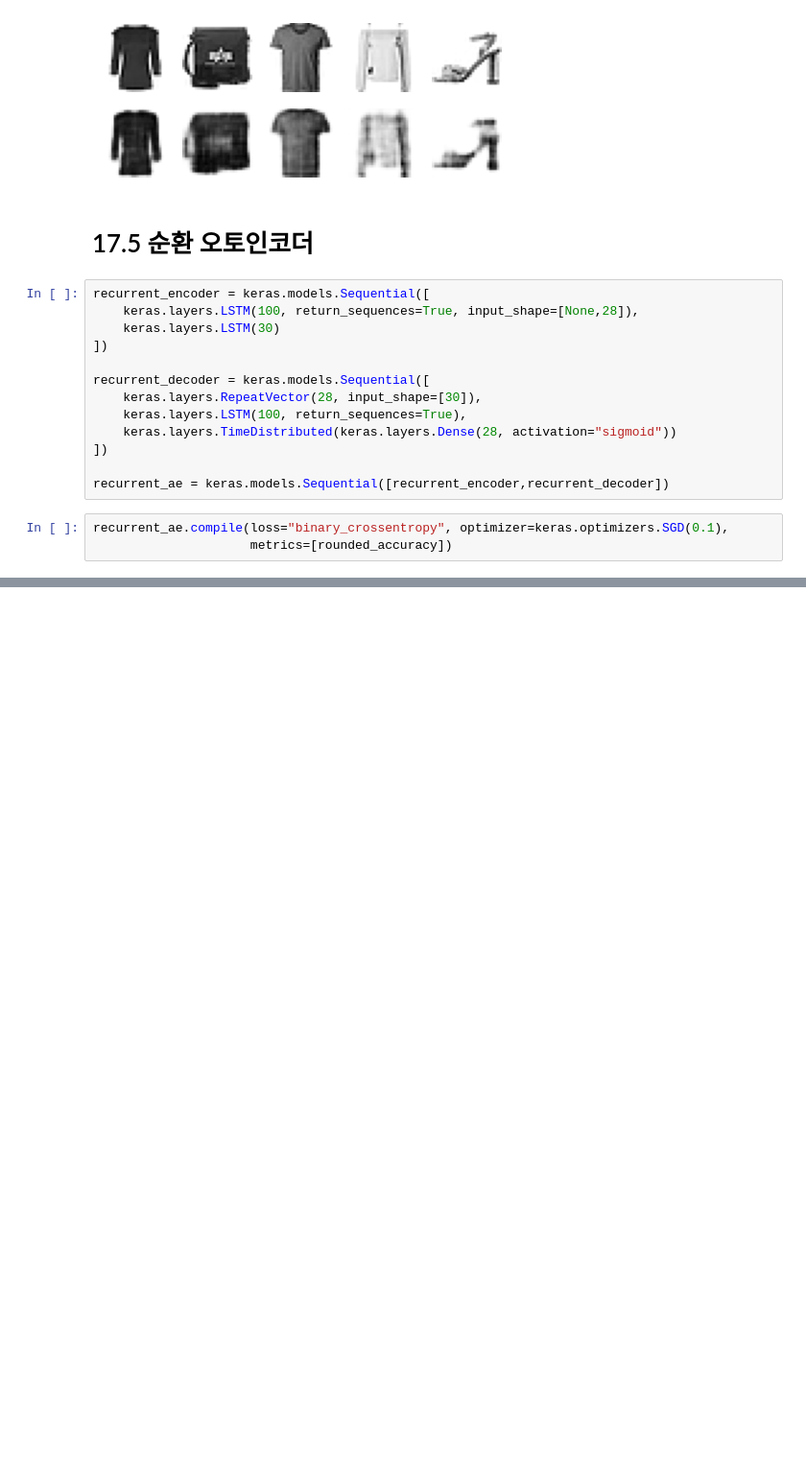
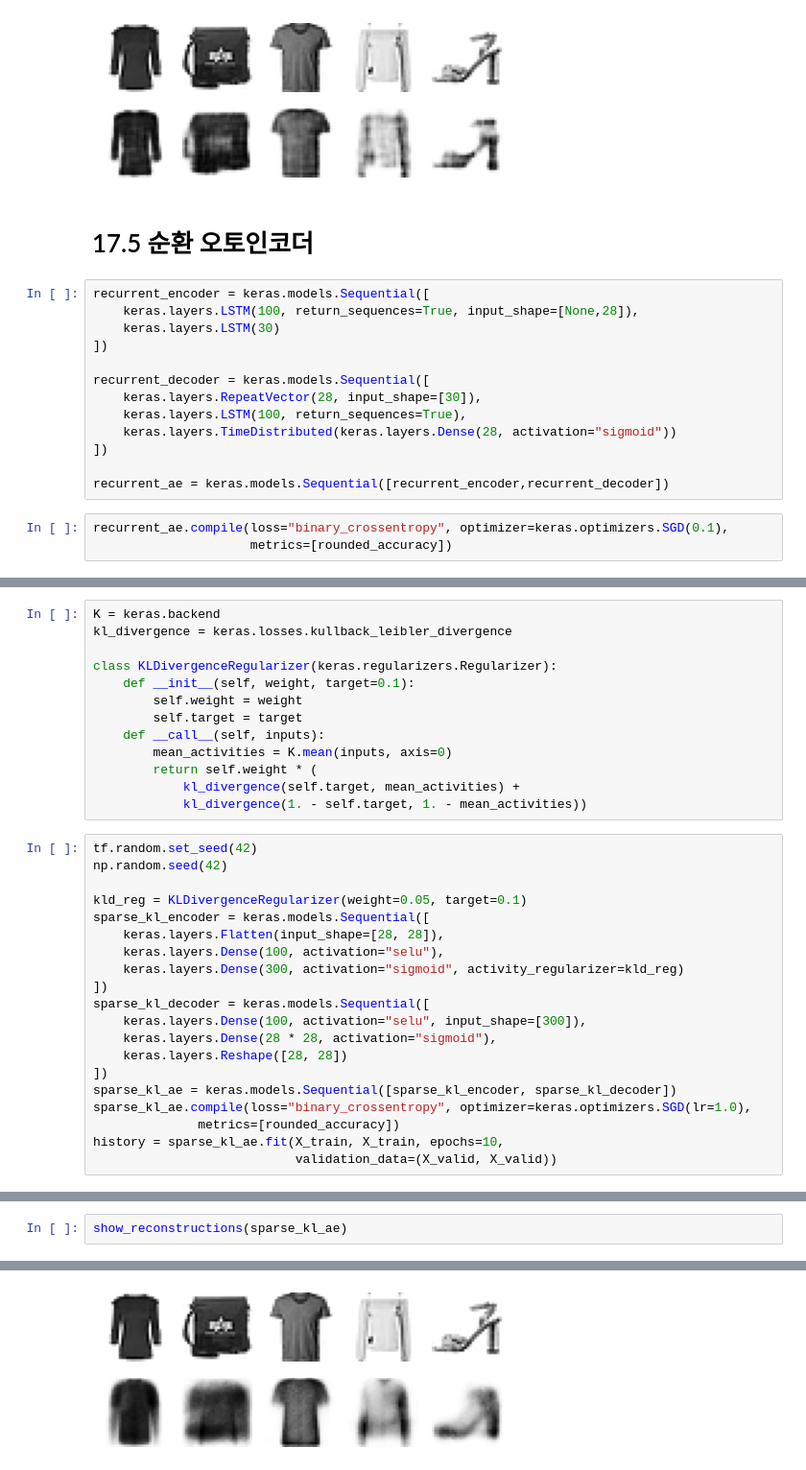
Before and after one commit to G-Polya/HandsOnMachineLearning, a Jupyter notebook: 17장. 오토인코더와 GAN/AE_and_GAN.ipynb, the cells around one changed output, grey strips where cells are left out. Shown at 96% size. Saved outputs shown, nothing was run; the diff lists cells and outputs as text; blank space fills up the shorter version.

```diff
--- a/17장. 오토인코더와 GAN/AE_and_GAN.ipynb
+++ b/17장. 오토인코더와 GAN/AE_and_GAN.ipynb
@@ -438,0 +628,33 @@ Epoch 10/10
+# %%
+K = keras.backend
+kl_divergence = keras.losses.kullback_leibler_divergence
+
+class KLDivergenceRegularizer(keras.regularizers.Regularizer):
+    def __init__(self, weight, target=0.1):
+        self.weight = weight
+        self.target = target
+    def __call__(self, inputs):
+        mean_activities = K.mean(inputs, axis=0)
+        return self.weight * (
+            kl_divergence(self.target, mean_activities) +
+            kl_divergence(1. - self.target, 1. - mean_activities))
+# %%
+tf.random.set_seed(42)
+np.random.seed(42)
+
+kld_reg = KLDivergenceRegularizer(weight=0.05, target=0.1)
+sparse_kl_encoder = keras.models.Sequential([
+    keras.layers.Flatten(input_shape=[28, 28]),
+    keras.layers.Dense(100, activation="selu"),
+    keras.layers.Dense(300, activation="sigmoid", activity_regularizer=kld_reg)
+])
+sparse_kl_decoder = keras.models.Sequential([
+    keras.layers.Dense(100, activation="selu", input_shape=[300]),
+    keras.layers.Dense(28 * 28, activation="sigmoid"),
+    keras.layers.Reshape([28, 28])
+])
+sparse_kl_ae = keras.models.Sequential([sparse_kl_encoder, sparse_kl_decoder])
+sparse_kl_ae.compile(loss="binary_crossentropy", optimizer=keras.optimizers.SGD(lr=1.0),
+              metrics=[rounded_accuracy])
+history = sparse_kl_ae.fit(X_train, X_train, epochs=10,
+                           validation_data=(X_valid, X_valid))
@@ -438,0 +682,3 @@ Epoch 10/10
+# %%
+show_reconstructions(sparse_kl_ae)
+# %% [output]
@@ -438,0 +686 @@ Epoch 10/10
+[figure, added]
```
Also changed, not shown: parts of 35 cells of this notebook.
